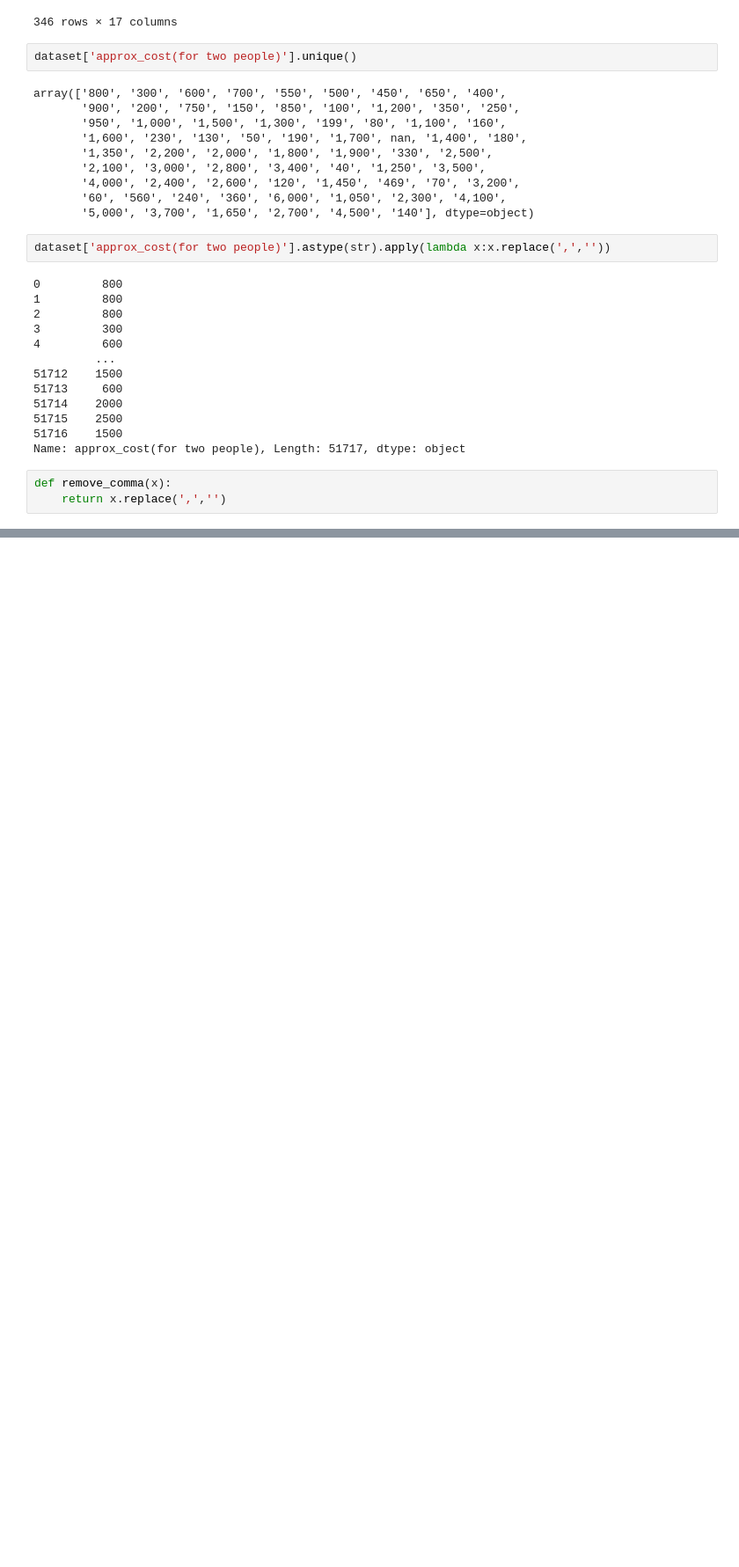
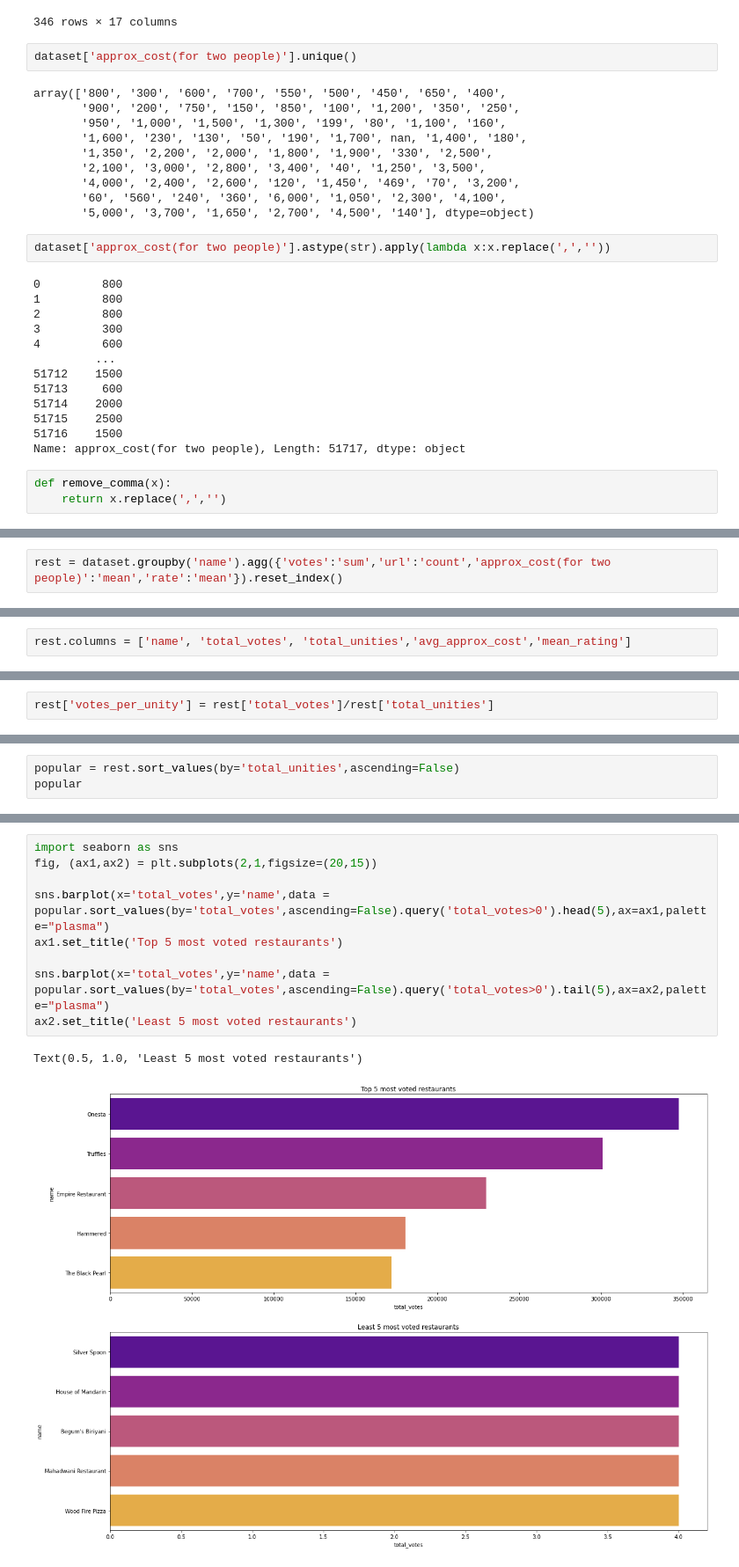
Before and after one commit to AtigPurohit/Success-of-a-Zomato-Restaurant, a Jupyter notebook: Success of a Zomato restaurant.ipynb, the cells around one changed output, grey strips where cells are left out. Shown at 88% size. Drawn from its saved outputs; the diff is of its cells as text; blank space fills up the shorter version.

```diff
--- a/Success of a Zomato restaurant.ipynb
+++ b/Success of a Zomato restaurant.ipynb
@@ -191,0 +288,2 @@ Name: approx_cost(for two people), Length: 51717, dtype: object
+# %%
+rest = dataset.groupby('name').agg({'votes':'sum','url':'count','approx_cost(for two people)':'mean','rate':'mean'}).reset_index()
@@ -191,0 +306,2 @@ Name: approx_cost(for two people), Length: 51717, dtype: object
+# %%
+rest.columns = ['name', 'total_votes', 'total_unities','avg_approx_cost','mean_rating']
@@ -191,0 +317,2 @@ Name: approx_cost(for two people), Length: 51717, dtype: object
+# %%
+rest['votes_per_unity'] = rest['total_votes']/rest['total_unities']
@@ -191,0 +328,3 @@ Name: approx_cost(for two people), Length: 51717, dtype: object
+# %%
+popular = rest.sort_values(by='total_unities',ascending=False)
+popular
@@ -191,0 +353,12 @@ Name: approx_cost(for two people), Length: 51717, dtype: object
+# %%
+import seaborn as sns
+fig, (ax1,ax2) = plt.subplots(2,1,figsize=(20,15))
+
+sns.barplot(x='total_votes',y='name',data = popular.sort_values(by='total_votes',ascending=False).query('total_votes>0').head(5),ax=ax1,palette="plasma")
+ax1.set_title('Top 5 most voted restaurants')
+
+sns.barplot(x='total_votes',y='name',data = popular.sort_values(by='total_votes',ascending=False).query('total_votes>0').tail(5),ax=ax2,palette="plasma")
+ax2.set_title('Least 5 most voted restaurants')
+# %% [output]
+Text(0.5, 1.0, 'Least 5 most voted restaurants')
+[figure, added]
```
Also changed, not shown: parts of 27 cells of this notebook, 1 other file.
